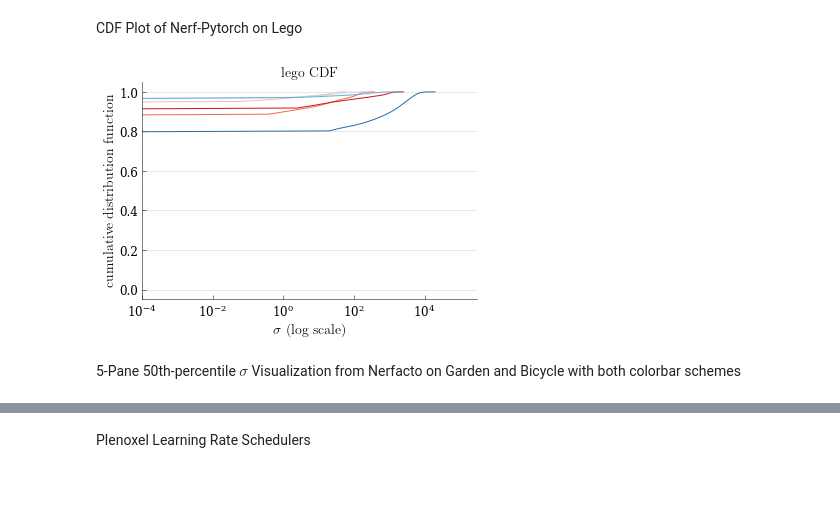
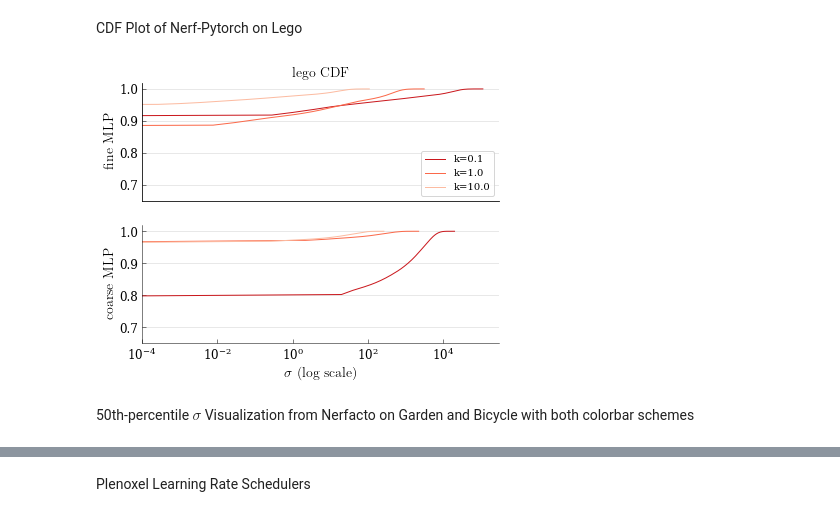
Before and after one commit to j93hahn/scratch, a Jupyter notebook: scratch/algos/alphainv.ipynb, the cells around one changed output, grey strips where cells are left out. Saved outputs shown, nothing was run; the diff lists cells and outputs as text; code cells hidden in the pictures; blank space fills up the shorter version.

Commit message:
update 6-pane plots

```diff
--- a/scratch/algos/alphainv.ipynb
+++ b/scratch/algos/alphainv.ipynb
@@ -78,47 +79,65 @@ plt.show()
 # %% [markdown]
 CDF Plot of Nerf-Pytorch on Lego
 # %%
-fig, ax = plt.subplots()
+fig, (ax1, ax2) = plt.subplots(2, 1, figsize=(6.4, 4.8))    # ax1 refers to the top plot, ax2 to the bottom plot
 blue_shades = sns.color_palette("Reds", 3)
-green_shades = sns.color_palette("Blues", 3)
+green_shades = sns.color_palette("Reds", 3)
 bins_count = 1000
 
 sns.despine()
-ax.set_xscale('log')
-ax.set_xlabel(r"$\sigma$ (log scale)", fontsize=FONTSIZE, usetex=True)
-ax.set_ylabel("cumulative distribution function", fontsize=FONTSIZE, usetex=True)
-ax.set_title(f"lego CDF", fontsize=FONTSIZE, usetex=True)
+ax1.set_title(f"lego CDF", fontsize=FONTSIZE, usetex=True)
+# fig.supylabel("cumulative distribution function", fontsize=FONTSIZE, usetex=True)
+
+ax1.set_xscale('log')
+ax2.set_xscale('log')
+ax2.set_xlabel(r"$\sigma$ (log scale)", fontsize=FONTSIZE, usetex=True)
+ax2.set_ylabel('coarse MLP', fontsize=FONTSIZE, usetex=True)
+ax1.set_ylabel('fine MLP', fontsize=FONTSIZE, usetex=True)
 
 mapping = {
     0: 0.1,
     1: 1.0,
     2: 10.0
 }
 
 for mlp in ['coarse', 'fine']:
     colors = blue_shades if mlp == 'coarse' else green_shades
-    for i in reversed(range(3)):
+    ax = ax1 if mlp == 'coarse' else ax2
+    for i in range(3):
         sigmas = torch.load(f"{mapping[i]}_{mlp}.pt")
         cdf, bins = compute_cdf(sigmas, bins_count)
         cdf = torch.cat([torch.tensor([0.0]), cdf])
-        ax.plot(bins, cdf, linewidth=1.0, color=colors[2-i])
+        if ax == ax1:
+            ax.plot(bins, cdf, linewidth=1.0, color=colors[2-i], label=f"k={mapping[i]}")
+        else:
+            ax.plot(bins, cdf, linewidth=1.0, color=colors[2-i])
 
-bottom, top = ax.get_ylim()
-ax.set_ylim([bottom, top])
-ax.set_xlim([1e-4, 3e5])
-ax.minorticks_off()
-for spine in ax.spines.values():
+# set x and y limits for both plots and remove minor ticks
+bottom, top = 0.65, 1.02
+ax1.set_ylim([bottom, top])
+ax1.set_xticks([])
+ax1.set_xticklabels([])
+ax2.set_ylim([bottom, top])
+ax2.set_xlim([1e-4, 3e5])
+ax1.minorticks_off()
+ax2.minorticks_off()
+
+for spine in ax2.spines.values():
     spine.set_linewidth(0.5)
     spine.set_color('black')
-ax.tick_params(direction='in', axis='both', width=0.5, color='black', length=4, labelsize=SMALLER_FONTSIZE)
-ax.yaxis.grid(True, which='both', linewidth=0.5, color='lightgray')
+ax2.tick_params(direction='in', axis='both', width=0.5, color='black', length=4, labelsize=SMALLER_FONTSIZE)
+ax2.yaxis.grid(True, which='both', linewidth=0.5, color='lightgray')
+ax1.tick_params(direction='in', axis='both', width=0.5, color='black', length=4, labelsize=SMALLER_FONTSIZE)
+ax1.yaxis.grid(True, which='both', linewidth=0.5, color='lightgray')
 
+ax1.legend(loc='lower right')
 fig.savefig(f"lego_cdf.pdf", dpi=300, bbox_inches='tight')
 plt.show()
+plt.close()
 # %% [output]
-[figure, old version]
+[figure, new version]
 # %% [markdown]
-5-Pane 50th-percentile $\sigma$ Visualization from Nerfacto on Garden and Bicycle with both colorbar schemes
+50th-percentile $\sigma$ Visualization from Nerfacto on Garden and Bicycle with both colorbar schemes
 # %%
 from matplotlib.colors import AsinhNorm, LogNorm, Normalize
 from mpl_toolkits.axes_grid1 import ImageGrid, make_axes_locatable
```
Also changed, not shown: parts of 8 cells of this notebook.
